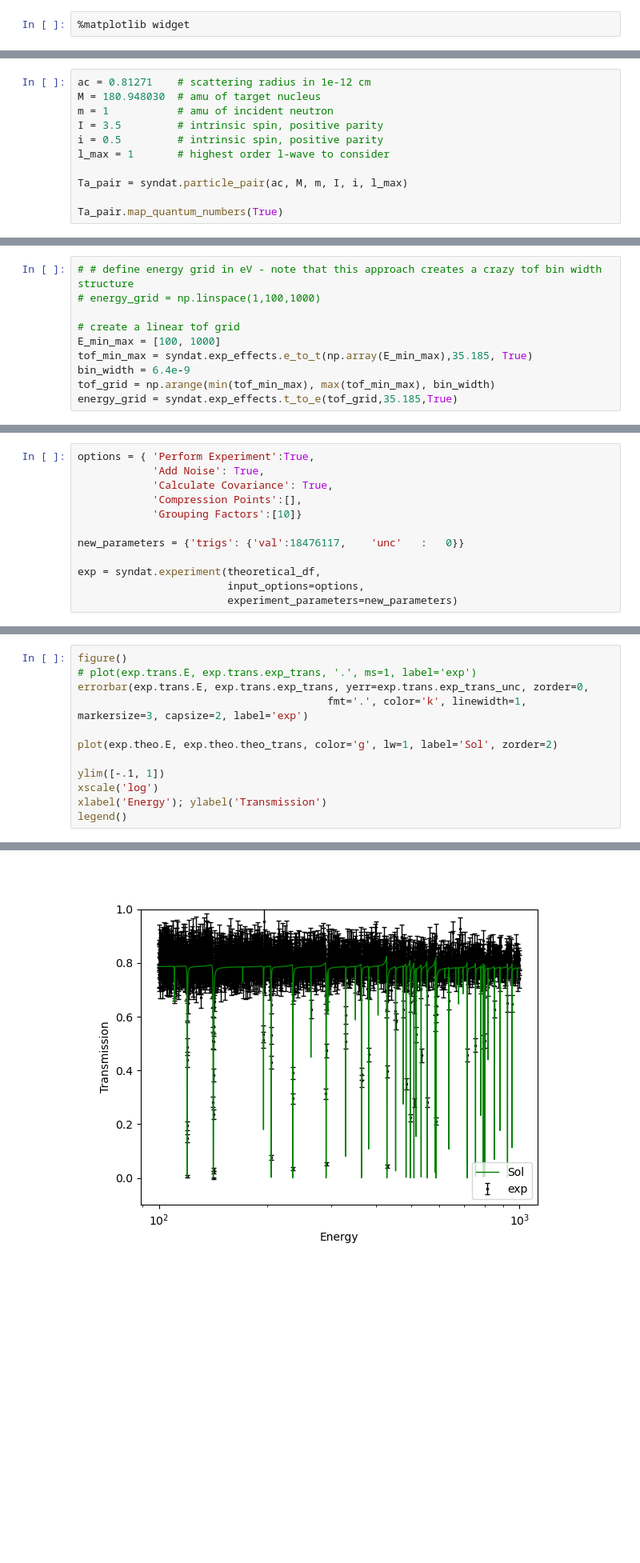
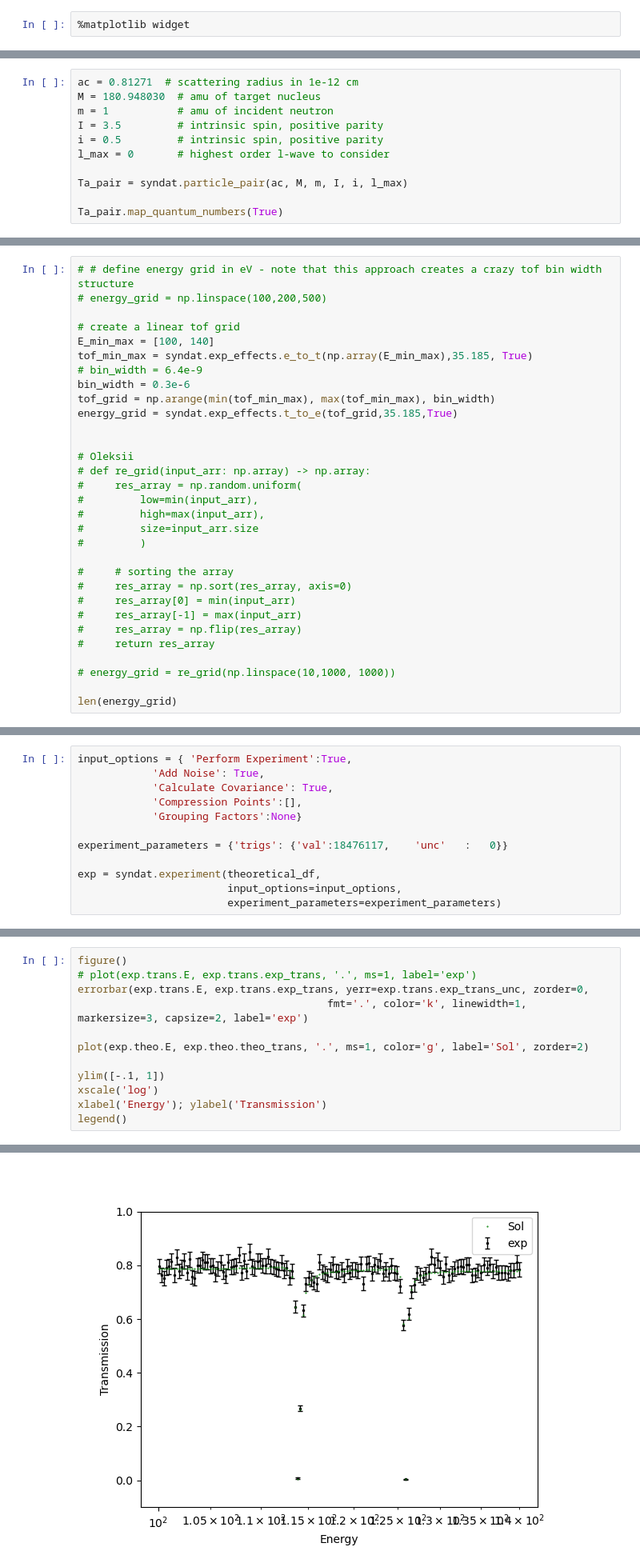
Before and after one commit to Naww137/Syndat, a Jupyter notebook: examples/GenerateData_UserExample.ipynb, the cells around one changed output, grey strips where cells are left out. Shown at 80% size. Saved outputs shown, nothing was run; the diff lists cells and outputs as text; blank space fills up the shorter version.

```diff
--- a/examples/GenerateData_UserExample.ipynb
+++ b/examples/GenerateData_UserExample.ipynb
@@ -25,12 +25,12 @@ The particle pair class in syndat characterizes the reaction taking place.
 
 The method "map_quantum_numbers" will calculate (and print if print_out=True) the open reaction channels for given a maximum number of orbital angular momenta to consider. This can be used to visualize the spin groups that may be present in a cross section.
 # %%
-ac = 0.81271    # scattering radius in 1e-12 cm
+ac = 0.81271  # scattering radius in 1e-12 cm
 M = 180.948030  # amu of target nucleus
 m = 1           # amu of incident neutron
 I = 3.5         # intrinsic spin, positive parity
 i = 0.5         # intrinsic spin, positive parity
-l_max = 1       # highest order l-wave to consider
+l_max = 0       # highest order l-wave to consider
 
 Ta_pair = syndat.particle_pair(ac, M, m, I, i, l_max)
 
@@ -75,11 +71,32 @@ When generating experimental data with Syndat, it is recommended that the user g
     Defining a linear energy grid will result in a wild binning stucture in tof. Consider defining a tof grid instead. In practice, the tof grid has a handful (5 or so) different bin widths and a constant bin width between each point of compresssion. This is due to the artisinal nature of this process, a complicated binning stucture is less justifiable, difficult to store in EXFOR, and requires the use of a complicated resolution broadening function.
 # %%
 # # define energy grid in eV - note that this approach creates a crazy tof bin width structure
-# energy_grid = np.linspace(1,100,1000)
+# energy_grid = np.linspace(100,200,500)
 
 # create a linear tof grid
-E_min_max = [100, 1000]
+E_min_max = [100, 140]
 tof_min_max = syndat.exp_effects.e_to_t(np.array(E_min_max),35.185, True)
-bin_width = 6.4e-9
+# bin_width = 6.4e-9
+bin_width = 0.3e-6
 tof_grid = np.arange(min(tof_min_max), max(tof_min_max), bin_width)
 energy_grid = syndat.exp_effects.t_to_e(tof_grid,35.185,True)
+
+
+# Oleksii
+# def re_grid(input_arr: np.array) -> np.array:
+#     res_array = np.random.uniform(
+#         low=min(input_arr),
+#         high=max(input_arr),
+#         size=input_arr.size
+#         )
+
+#     # sorting the array
+#     res_array = np.sort(res_array, axis=0)
+#     res_array[0] = min(input_arr)
+#     res_array[-1] = max(input_arr)
+#     res_array = np.flip(res_array)
+#     return res_array
+
+# energy_grid = re_grid(np.linspace(10,1000, 1000))
+
+len(energy_grid)
@@ -161,15 +187,15 @@ A set of default experimental parameters is already loaded into the experiment c
 
 The user has the option to input an open count spectra. This is an optional input and if None is given, Syndat will aproximate the open count rate spectra as an exponential. The calculate covaraince option, if set to false, will only calculate the diagonal of the covariance matrix.
 # %%
-options = { 'Perform Experiment':True,
+input_options = { 'Perform Experiment':True,
             'Add Noise': True,
             'Calculate Covariance': True,
             'Compression Points':[],
-            'Grouping Factors':[10]}
+            'Grouping Factors':None}
 
-new_parameters = {'trigs': {'val':18476117,    'unc'   :   0}}
+experiment_parameters = {'trigs': {'val':18476117,    'unc'   :   0}}
 
 exp = syndat.experiment(theoretical_df,
-                        input_options=options,
-                        experiment_parameters=new_parameters)
+                        input_options=input_options,
+                        experiment_parameters=experiment_parameters)
 # %%
@@ -191,18 +214,18 @@ Text(0, 0.5, 'cps')
 # %%
 figure()
 # plot(exp.trans.E, exp.trans.exp_trans, '.', ms=1, label='exp')
 errorbar(exp.trans.E, exp.trans.exp_trans, yerr=exp.trans.exp_trans_unc, zorder=0,
                                         fmt='.', color='k', linewidth=1, markersize=3, capsize=2, label='exp')
 
-plot(exp.theo.E, exp.theo.theo_trans, color='g', lw=1, label='Sol', zorder=2)
+plot(exp.theo.E, exp.theo.theo_trans, '.', ms=1, color='g', label='Sol', zorder=2)
 
 ylim([-.1, 1])
 xscale('log')
 xlabel('Energy'); ylabel('Transmission')
 legend()
 # %% [output]
 <matplotlib.legend.Legend at 0x...>
-[figure, old version]
+[figure, new version]
 # %% [markdown]
 ### Output in SAMMY format
 
```
Also changed, not shown: parts of 11 cells of this notebook.
